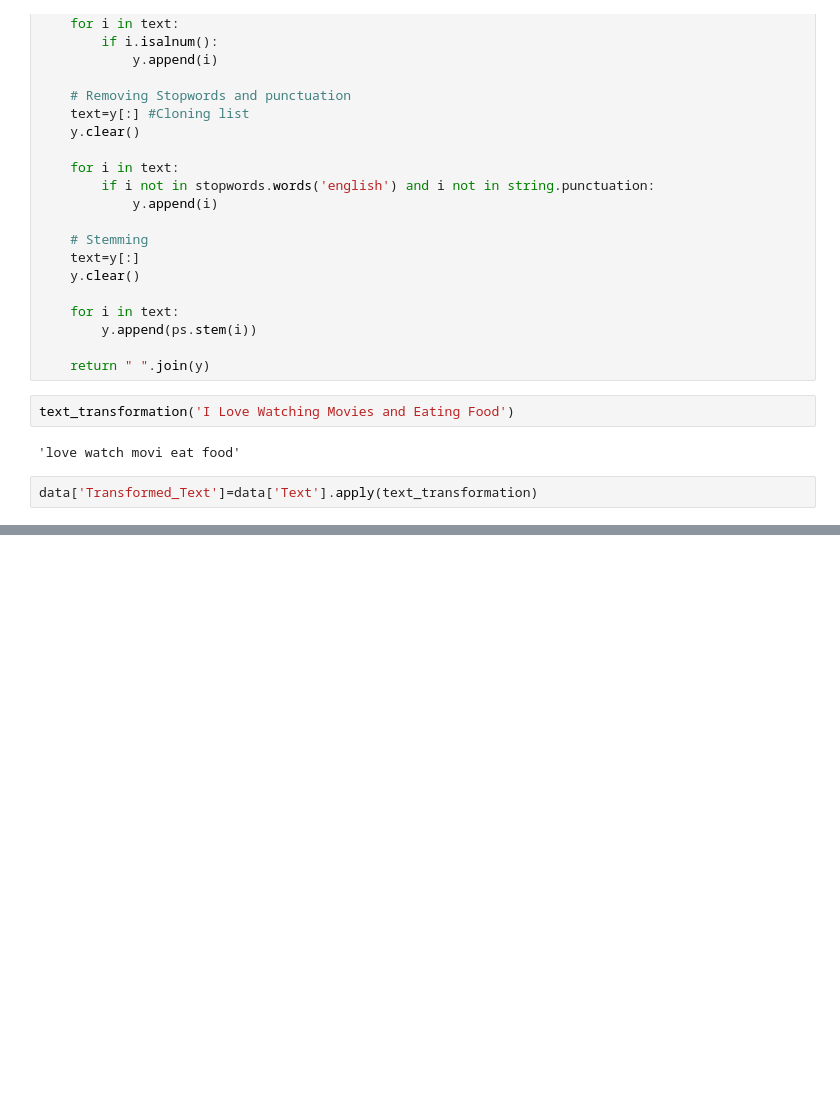
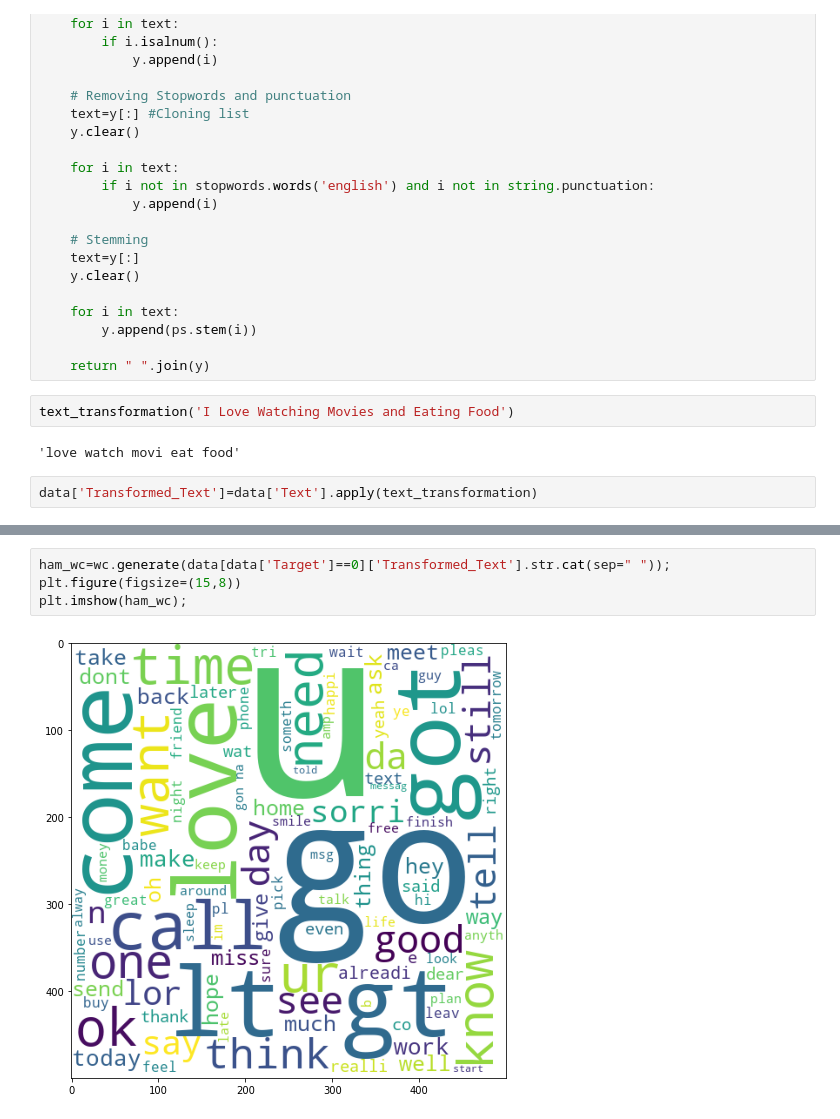
Before and after one commit to Agrim1210/Spam-SMS-Detection, a Jupyter notebook: sms_spam_detection.ipynb, the cells around one changed output, grey strips where cells are left out. Cells and saved outputs as stored; diff of their text form; blank space fills up the shorter version.

```diff
--- a/sms_spam_detection.ipynb
+++ b/sms_spam_detection.ipynb
@@ -282,0 +288,6 @@ ModuleNotFoundError: No module named 'wordcloud'
+# %%
+ham_wc=wc.generate(data[data['Target']==0]['Transformed_Text'].str.cat(sep=" "));
+plt.figure(figsize=(15,8))
+plt.imshow(ham_wc);
+# %% [output]
+[figure, added]
```
Also changed, not shown: parts of 4 cells of this notebook.
